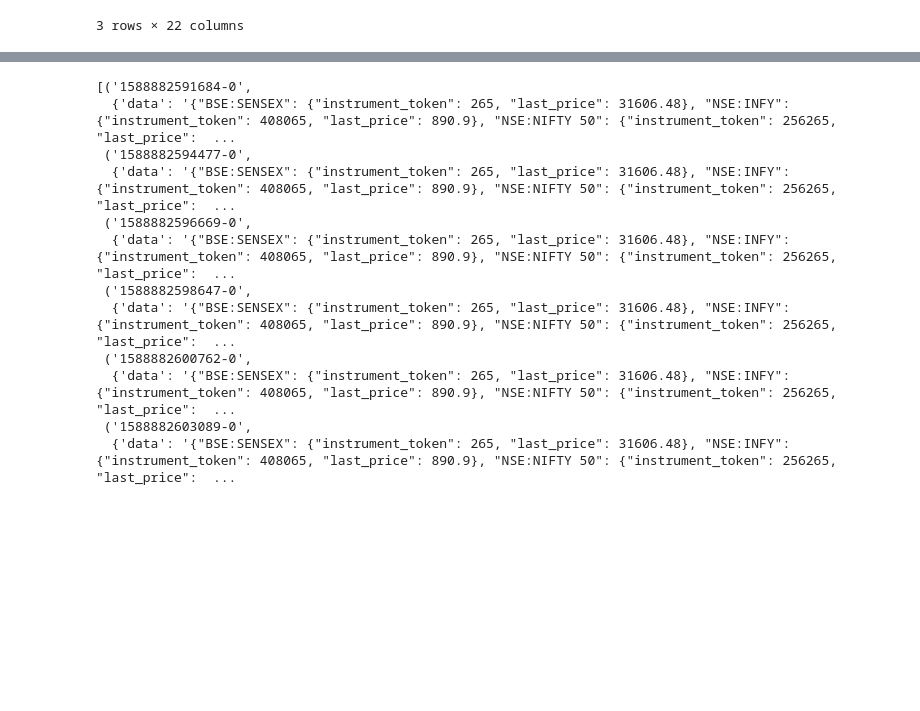
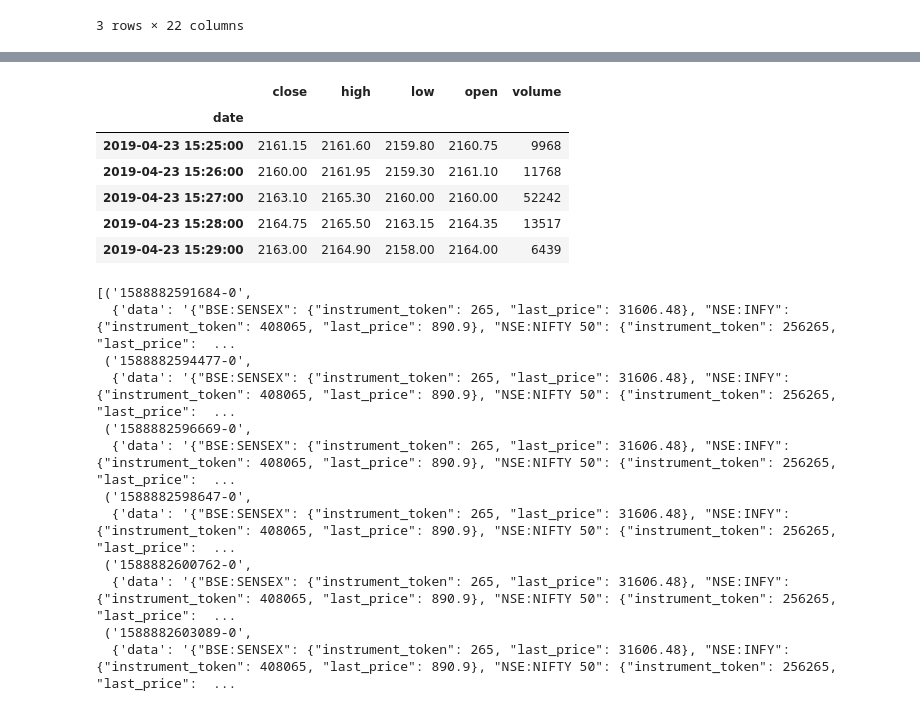
Before and after one commit to suhansaha/algotrader, a Jupyter notebook: src/freedom_v2_unit_test.ipynb, the cells around one changed output, grey strips where cells are left out. Saved outputs shown, nothing was run; the diff lists cells and outputs as text; code cells hidden in the pictures; blank space fills up the shorter version.

```diff
--- a/src/freedom_v2_unit_test.ipynb
+++ b/src/freedom_v2_unit_test.ipynb
@@ -615,3 +444,13 @@ print(tmp_df)
+# %%
+ohlc_data['TCS'].tail()
+# %% [output]
+|  | close | high | low | open | volume |
+| date |  |  |  |  |  |
+| 2019-04-23 15:25:00 | 2161.15 | 2161.60 | 2159.80 | 2160.75 | 9968 |
+| 2019-04-23 15:26:00 | 2160.00 | 2161.95 | 2159.30 | 2161.10 | 11768 |
+| 2019-04-23 15:27:00 | 2163.10 | 2165.30 | 2160.00 | 2160.00 | 52242 |
+| 2019-04-23 15:28:00 | 2164.75 | 2165.50 | 2163.15 | 2164.35 | 13517 |
+| 2019-04-23 15:29:00 | 2163.00 | 2164.90 | 2158.00 | 2164.00 | 6439 |
 # %%
 tickBuffer = live_cache.xread({'tickBuffer':'0-0'})
 # %%
```
Also changed, not shown: parts of 53 cells of this notebook, 4 other files.
